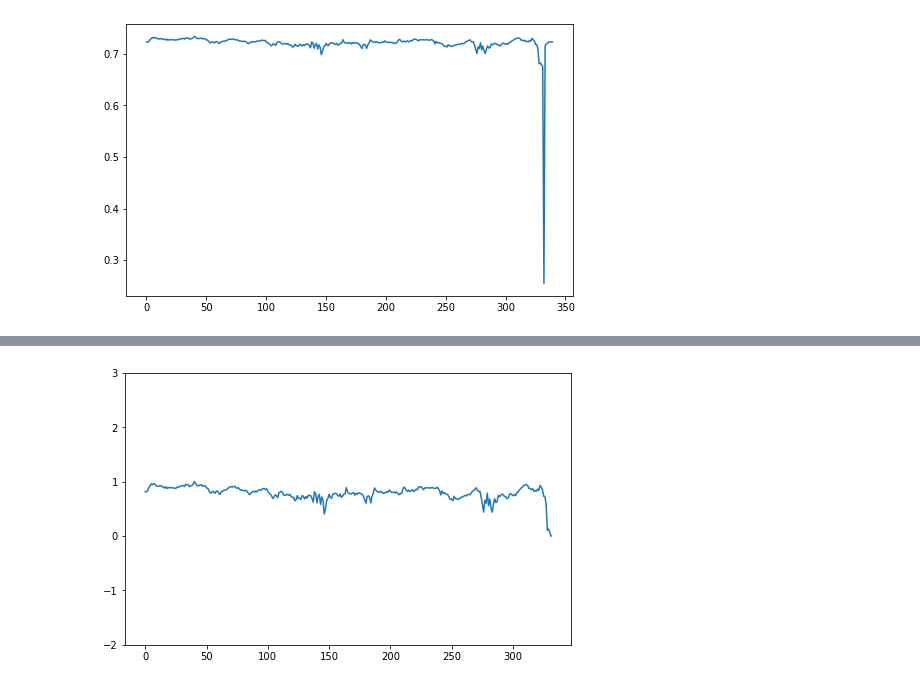
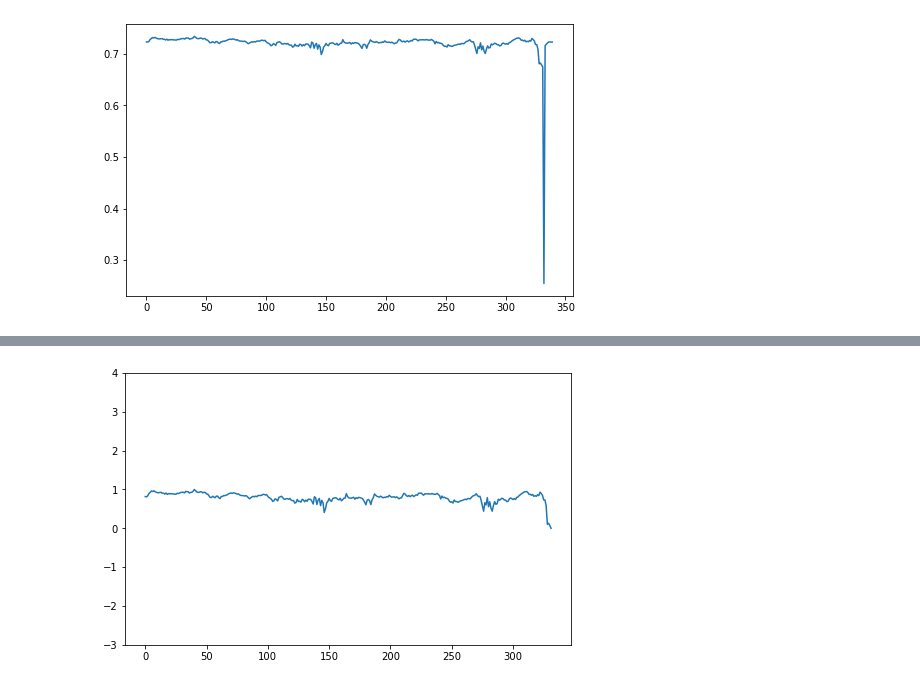
Before and after one commit to KNU-BrainAI-Capstone2021/SIB, a Jupyter notebook: examples/preprocessing/analyze.ipynb, the cells around one changed output, grey strips where cells are left out. Saved outputs shown, nothing was run; the diff lists cells and outputs as text; code cells hidden in the pictures.

```diff
--- a/examples/preprocessing/analyze.ipynb
+++ b/examples/preprocessing/analyze.ipynb
@@ -96,0 +59,5 @@ plt.show()
+# %%
+scaler = StandardScaler()
+g = scaler.fit_transform(f)
+# %%
+h = pd.DataFrame(g)
@@ -97,11 +83,11 @@ plt.show()
 # %%
-MIN_BOUND = 0.674212
-MAX_BOUND = 0.733586
+MIN_BOUND = -6.420232e+00
+MAX_BOUND = 1.670866e+00
 
-def normalize(data):
-    data = (data - MIN_BOUND) / (MAX_BOUND - MIN_BOUND)
-    data[data>1] = 1.
-    data[data<0] = 0.
-    return data
+def normalize(h):
+    h = (h - MIN_BOUND) / (MAX_BOUND - MIN_BOUND)
+    h[h>1] = 1.
+    h[h<0] = 0.
+    return h
 
-e = normalize(data)
+i = normalize(h)
@@ -120,7 +94,7 @@ Name: L0x, dtype: float64
 # %%
 plt.figure(figsize=(8,5))
-plt.ylim([-2,3])
-plt.plot(e)
+plt.ylim([-3,4])
+plt.plot(i)
 plt.show()
 # %% [output]
-[figure, old version]
+[figure, new version]
```
Also changed, not shown: parts of 9 cells of this notebook.
